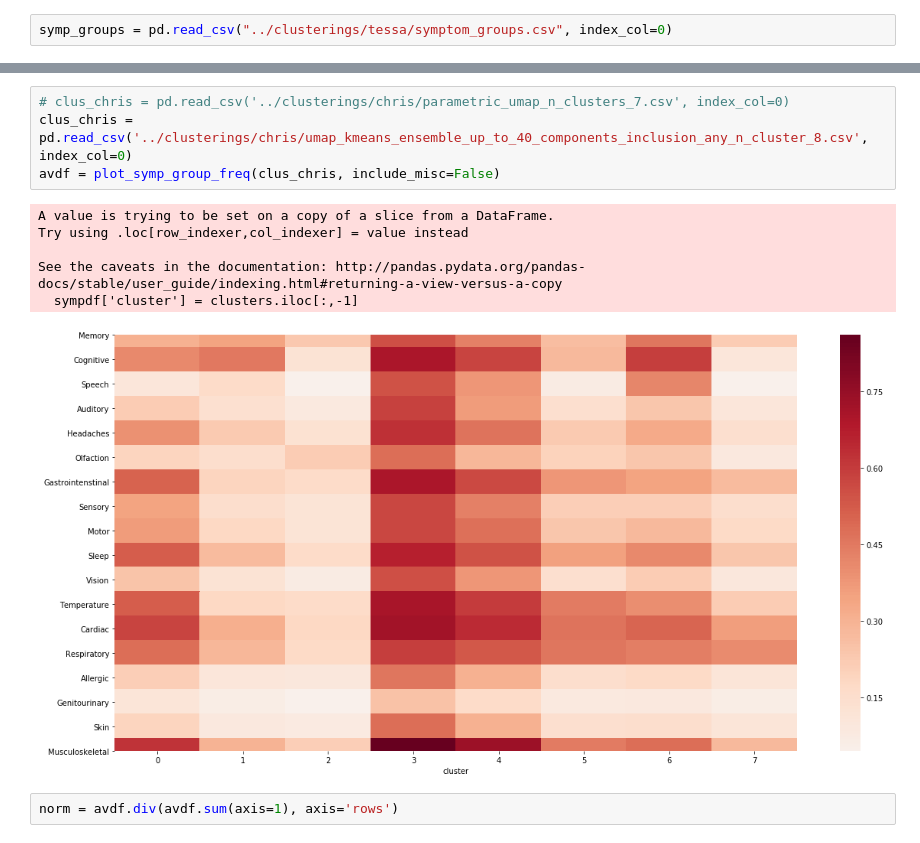
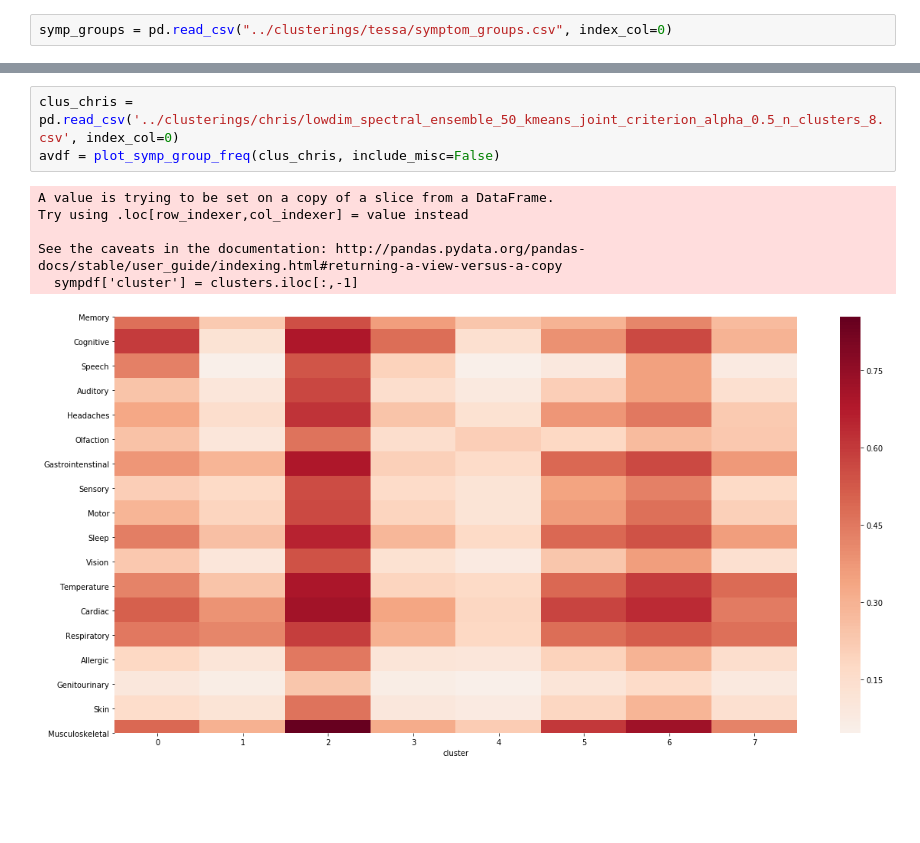
Before and after one commit to leothesouthafrican/PLR, a Jupyter notebook: Tessa/viz-121323.ipynb, the cells around one changed output, grey strips where cells are left out. Cells and saved outputs as stored; diff of their text form; blank space fills up the shorter version.

Commit message:
added chris clustering to tessa viz

```diff
--- a/Tessa/viz-121323.ipynb
+++ b/Tessa/viz-121323.ipynb
@@ -62,13 +62,10 @@ See the caveats in the documentation: https://pandas.pydata.org/pandas-docs/stab
 # %%
-# clus_chris = pd.read_csv('../clusterings/chris/parametric_umap_n_clusters_7.csv', index_col=0)
-clus_chris = pd.read_csv('../clusterings/chris/umap_kmeans_ensemble_up_to_40_components_inclusion_any_n_cluster_8.csv', index_col=0)
+clus_chris = pd.read_csv('../clusterings/chris/lowdim_spectral_ensemble_50_kmeans_joint_criterion_alpha_0.5_n_clusters_8.csv', index_col=0)
 avdf = plot_symp_group_freq(clus_chris, include_misc=False)
 # %% [output]
 A value is trying to be set on a copy of a slice from a DataFrame.
 Try using .loc[row_indexer,col_indexer] = value instead
 
 See the caveats in the documentation: http://pandas.pydata.org/pandas-docs/stable/user_guide/indexing.html#returning-a-view-versus-a-copy
   sympdf['cluster'] = clusters.iloc[:,-1]
-[figure, old version]
+[figure, new version]
-# %%
-norm = avdf.div(avdf.sum(axis=1), axis='rows')
```
Also changed, not shown: parts of 3 cells of this notebook.
